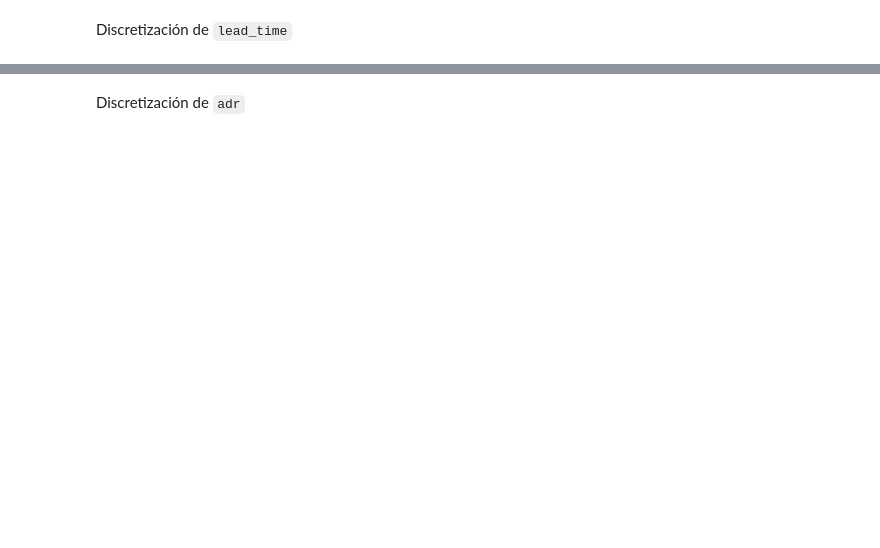
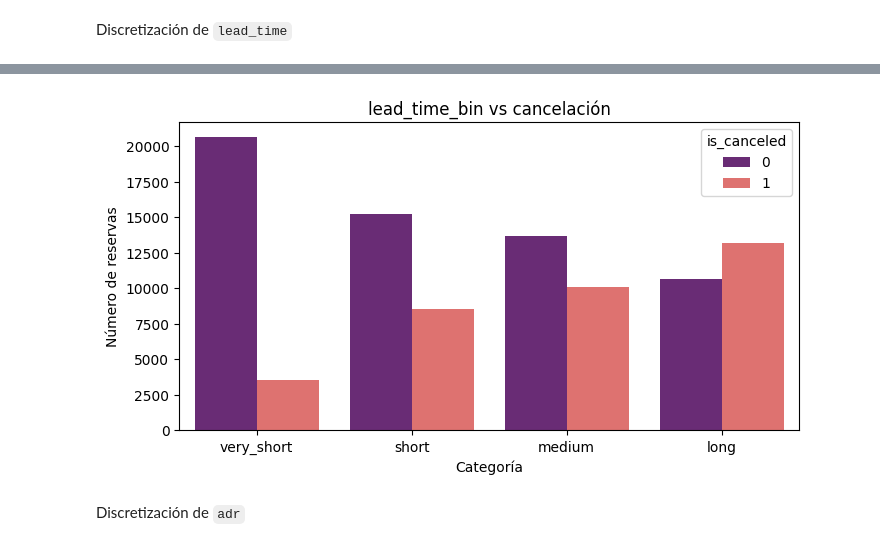
Before and after one commit to mrguezrodriguez/ML_hotel_bookings, a Jupyter notebook: main.ipynb, the cells around one changed output, grey strips where cells are left out. Saved outputs shown, nothing was run; the diff lists cells and outputs as text; code cells hidden in the pictures; blank space fills up the shorter version.

```diff
--- a/main.ipynb
+++ b/main.ipynb
@@ -576,2 +708,11 @@ X_test['lead_time_bin'] = pd.cut(X_test['lead_time'], bins=bins_lead, labels=['v
+# %%
+plt.figure(figsize=(8,4))
+sns.countplot(x=X_train['lead_time_bin'], hue=y_train, palette='magma')
+plt.title('lead_time_bin vs cancelación')
+plt.xlabel('Categoría')
+plt.ylabel('Número de reservas')
+plt.show()
+# %% [output]
+[figure, added]
 # %% [markdown]
 Discretización de `adr`
```
Also changed, not shown: parts of 50 cells of this notebook.
